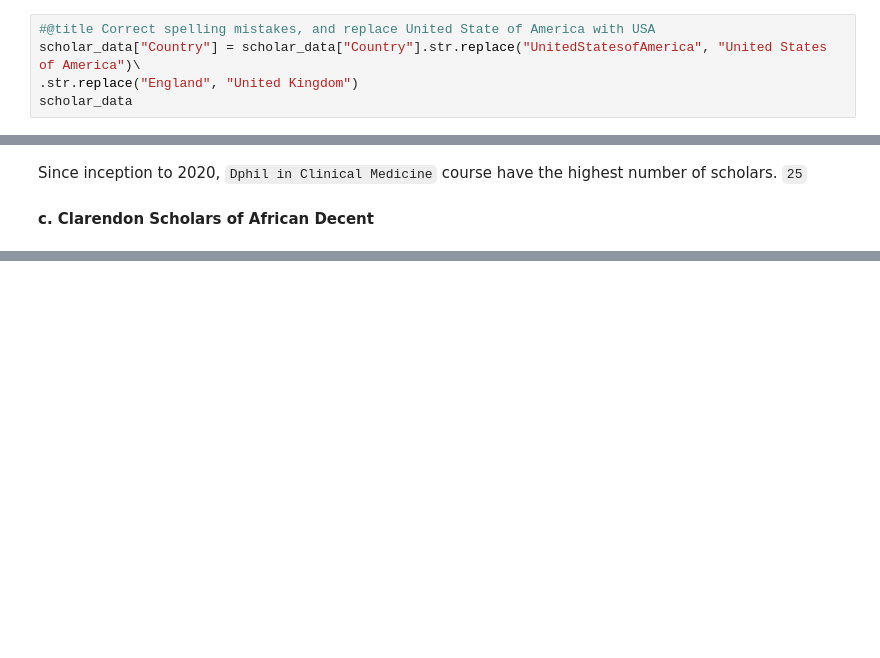
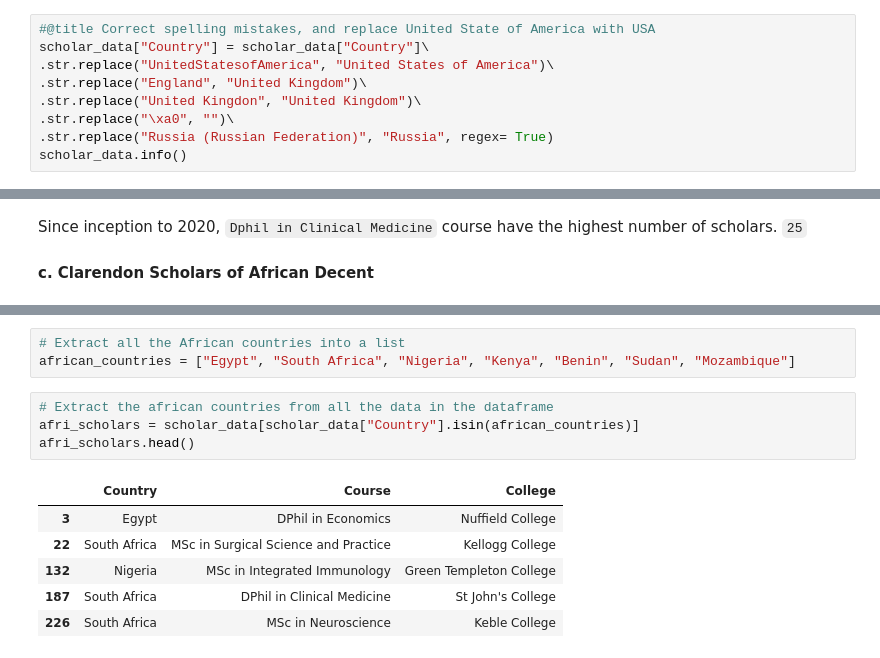
Before and after one commit to decorouz/GettingData-Projects, a Jupyter notebook: Clarendon Scholars.ipynb, the cells around one changed output, grey strips where cells are left out. Saved outputs shown, nothing was run; the diff lists cells and outputs as text; blank space fills up the shorter version.

Commit message:
African scholar analysis

```diff
--- a/Clarendon Scholars.ipynb
+++ b/Clarendon Scholars.ipynb
@@ -103,7 +113,11 @@ scholar_data = pd.read_excel("data/clarendon-scholars.xlsx")
 #### (a) Group Scholars by Country
 # %%
 #@title Correct spelling mistakes, and replace United State of America with USA
-scholar_data["Country"] = scholar_data["Country"].str.replace("UnitedStatesofAmerica", "United States of America")\
-.str.replace("England", "United Kingdom")
-scholar_data
+scholar_data["Country"] = scholar_data["Country"]\
+.str.replace("UnitedStatesofAmerica", "United States of America")\
+.str.replace("England", "United Kingdom")\
+.str.replace("United Kingdon", "United Kingdom")\
+.str.replace("\xa0", "")\
+.str.replace("Russia (Russian Federation)", "Russia", regex= True)
+scholar_data.info()
 # %% [output]
@@ -162,0 +196,14 @@ Since inception to 2020, `Dphil in Clinical Medicine` course have the highest nu
+# %%
+# Extract all the African countries into a list
+african_countries = ["Egypt", "South Africa", "Nigeria", "Kenya", "Benin", "Sudan", "Mozambique"]
+# %%
+# Extract the african countries from all the data in the dataframe
+afri_scholars = scholar_data[scholar_data["Country"].isin(african_countries)]
+afri_scholars.head()
+# %% [output]
+|  | Country | Course | College |
+| 3 | Egypt | DPhil in Economics | Nuffield College |
+| 22 | South Africa | MSc in Surgical Science and Practice | Kellogg College |
+| 132 | Nigeria | MSc in Integrated Immunology | Green Templeton College |
+| 187 | South Africa | DPhil in Clinical Medicine | St John's College |
+| 226 | South Africa | MSc in Neuroscience | Keble College |
```
Also changed, not shown: parts of 15 cells of this notebook, 2 other files.
